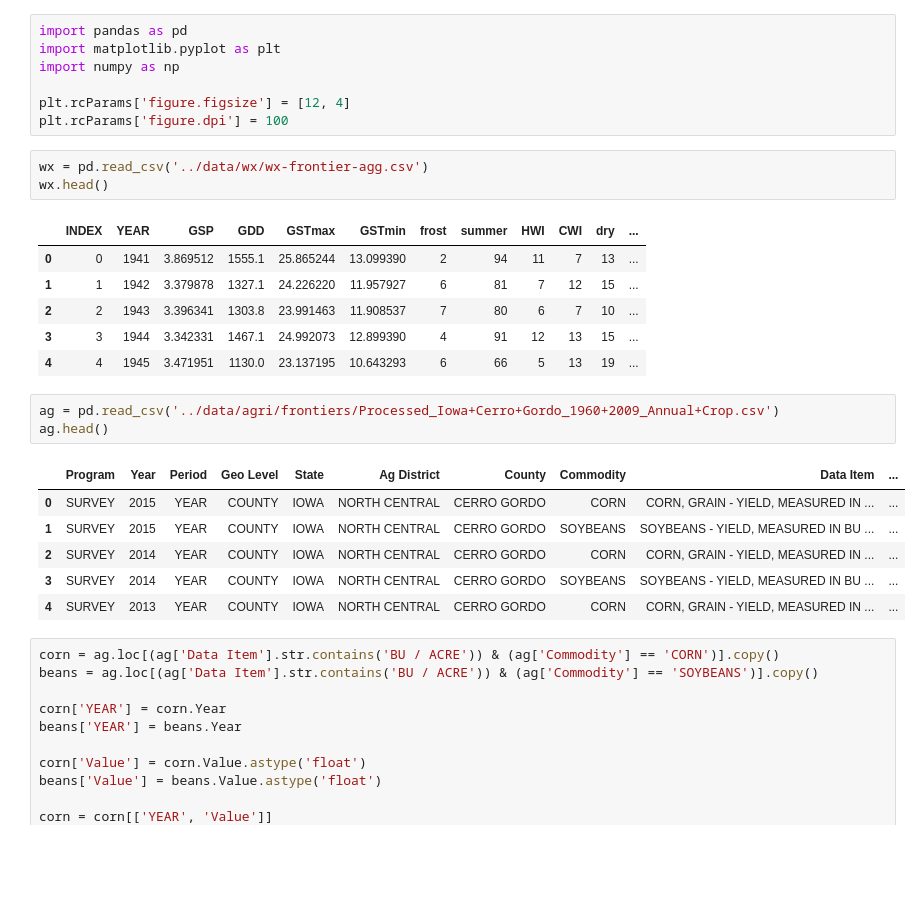
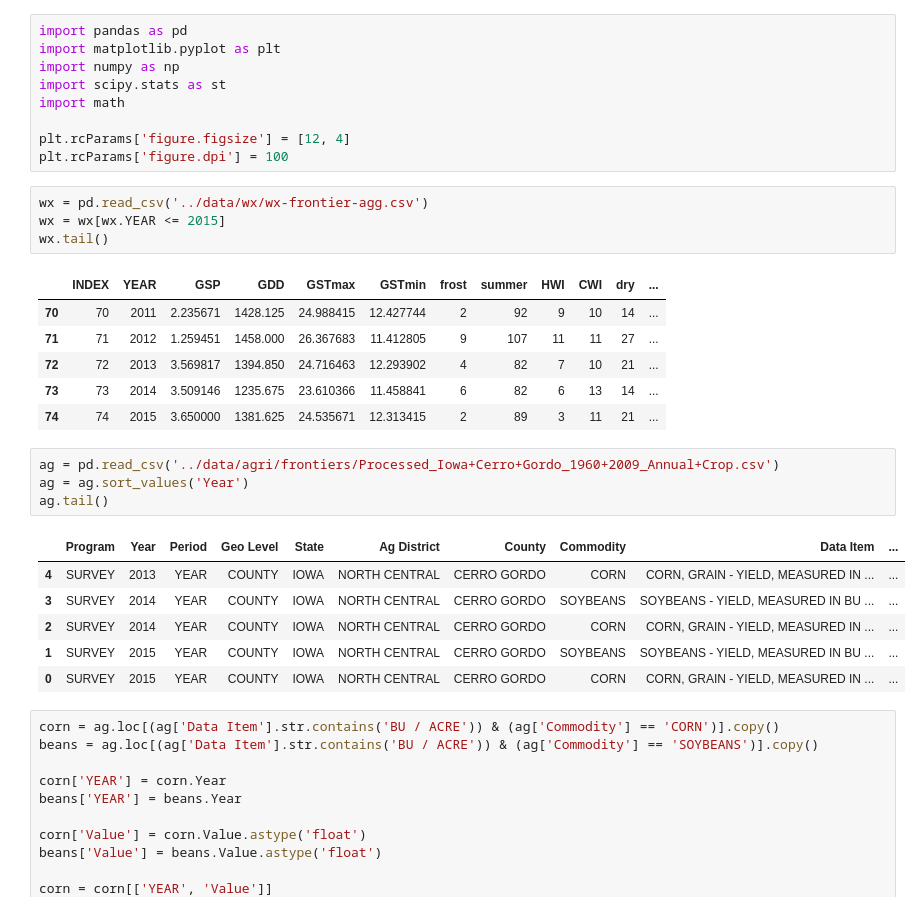
Before and after one commit to ucfjimg/CAP5610-project, a Jupyter notebook: notebooks/Plots.ipynb, the cells around one changed output. Cells and saved outputs as stored; diff of their text form; blank space fills up the shorter version.

```diff
--- a/notebooks/Plots.ipynb
+++ b/notebooks/Plots.ipynb
@@ -2,29 +2,33 @@
 import pandas as pd
 import matplotlib.pyplot as plt
 import numpy as np
+import scipy.stats as st
+import math
 
 plt.rcParams['figure.figsize'] = [12, 4]
 plt.rcParams['figure.dpi'] = 100
 # %%
 wx = pd.read_csv('../data/wx/wx-frontier-agg.csv')
-wx.head()
+wx = wx[wx.YEAR <= 2015]
+wx.tail()
 # %% [output]
 |  | INDEX | YEAR | GSP | GDD | GSTmax | GSTmin | frost | summer | HWI | CWI | dry | ... |
-| 0 | 0 | 1941 | 3.869512 | 1555.1 | 25.865244 | 13.099390 | 2 | 94 | 11 | 7 | 13 | ... |
-| 1 | 1 | 1942 | 3.379878 | 1327.1 | 24.226220 | 11.957927 | 6 | 81 | 7 | 12 | 15 | ... |
-| 2 | 2 | 1943 | 3.396341 | 1303.8 | 23.991463 | 11.908537 | 7 | 80 | 6 | 7 | 10 | ... |
-| 3 | 3 | 1944 | 3.342331 | 1467.1 | 24.992073 | 12.899390 | 4 | 91 | 12 | 13 | 15 | ... |
-| 4 | 4 | 1945 | 3.471951 | 1130.0 | 23.137195 | 10.643293 | 6 | 66 | 5 | 13 | 19 | ... |
+| 70 | 70 | 2011 | 2.235671 | 1428.125 | 24.988415 | 12.427744 | 2 | 92 | 9 | 10 | 14 | ... |
+| 71 | 71 | 2012 | 1.259451 | 1458.000 | 26.367683 | 11.412805 | 9 | 107 | 11 | 11 | 27 | ... |
+| 72 | 72 | 2013 | 3.569817 | 1394.850 | 24.716463 | 12.293902 | 4 | 82 | 7 | 10 | 21 | ... |
+| 73 | 73 | 2014 | 3.509146 | 1235.675 | 23.610366 | 11.458841 | 6 | 82 | 6 | 13 | 14 | ... |
+| 74 | 74 | 2015 | 3.650000 | 1381.625 | 24.535671 | 12.313415 | 2 | 89 | 3 | 11 | 21 | ... |
 # %%
 ag = pd.read_csv('../data/agri/frontiers/Processed_Iowa+Cerro+Gordo_1960+2009_Annual+Crop.csv')
-ag.head()
+ag = ag.sort_values('Year')
+ag.tail()
 # %% [output]
 |  | Program | Year | Period | Geo Level | State | Ag District | County | Commodity | Data Item | ... |
+| 4 | SURVEY | 2013 | YEAR | COUNTY | IOWA | NORTH CENTRAL | CERRO GORDO | CORN | CORN, GRAIN - YIELD, MEASURED IN ... | ... |
+| 3 | SURVEY | 2014 | YEAR | COUNTY | IOWA | NORTH CENTRAL | CERRO GORDO | SOYBEANS | SOYBEANS - YIELD, MEASURED IN BU ... | ... |
+| 2 | SURVEY | 2014 | YEAR | COUNTY | IOWA | NORTH CENTRAL | CERRO GORDO | CORN | CORN, GRAIN - YIELD, MEASURED IN ... | ... |
+| 1 | SURVEY | 2015 | YEAR | COUNTY | IOWA | NORTH CENTRAL | CERRO GORDO | SOYBEANS | SOYBEANS - YIELD, MEASURED IN BU ... | ... |
 | 0 | SURVEY | 2015 | YEAR | COUNTY | IOWA | NORTH CENTRAL | CERRO GORDO | CORN | CORN, GRAIN - YIELD, MEASURED IN ... | ... |
-| 1 | SURVEY | 2015 | YEAR | COUNTY | IOWA | NORTH CENTRAL | CERRO GORDO | SOYBEANS | SOYBEANS - YIELD, MEASURED IN BU ... | ... |
-| 2 | SURVEY | 2014 | YEAR | COUNTY | IOWA | NORTH CENTRAL | CERRO GORDO | CORN | CORN, GRAIN - YIELD, MEASURED IN ... | ... |
-| 3 | SURVEY | 2014 | YEAR | COUNTY | IOWA | NORTH CENTRAL | CERRO GORDO | SOYBEANS | SOYBEANS - YIELD, MEASURED IN BU ... | ... |
-| 4 | SURVEY | 2013 | YEAR | COUNTY | IOWA | NORTH CENTRAL | CERRO GORDO | CORN | CORN, GRAIN - YIELD, MEASURED IN ... | ... |
 # %%
 corn = ag.loc[(ag['Data Item'].str.contains('BU / ACRE')) & (ag['Commodity'] == 'CORN')].copy()
 beans = ag.loc[(ag['Data Item'].str.contains('BU / ACRE')) & (ag['Commodity'] == 'SOYBEANS')].copy()
```
Also changed, not shown: parts of 4 cells of this notebook.
